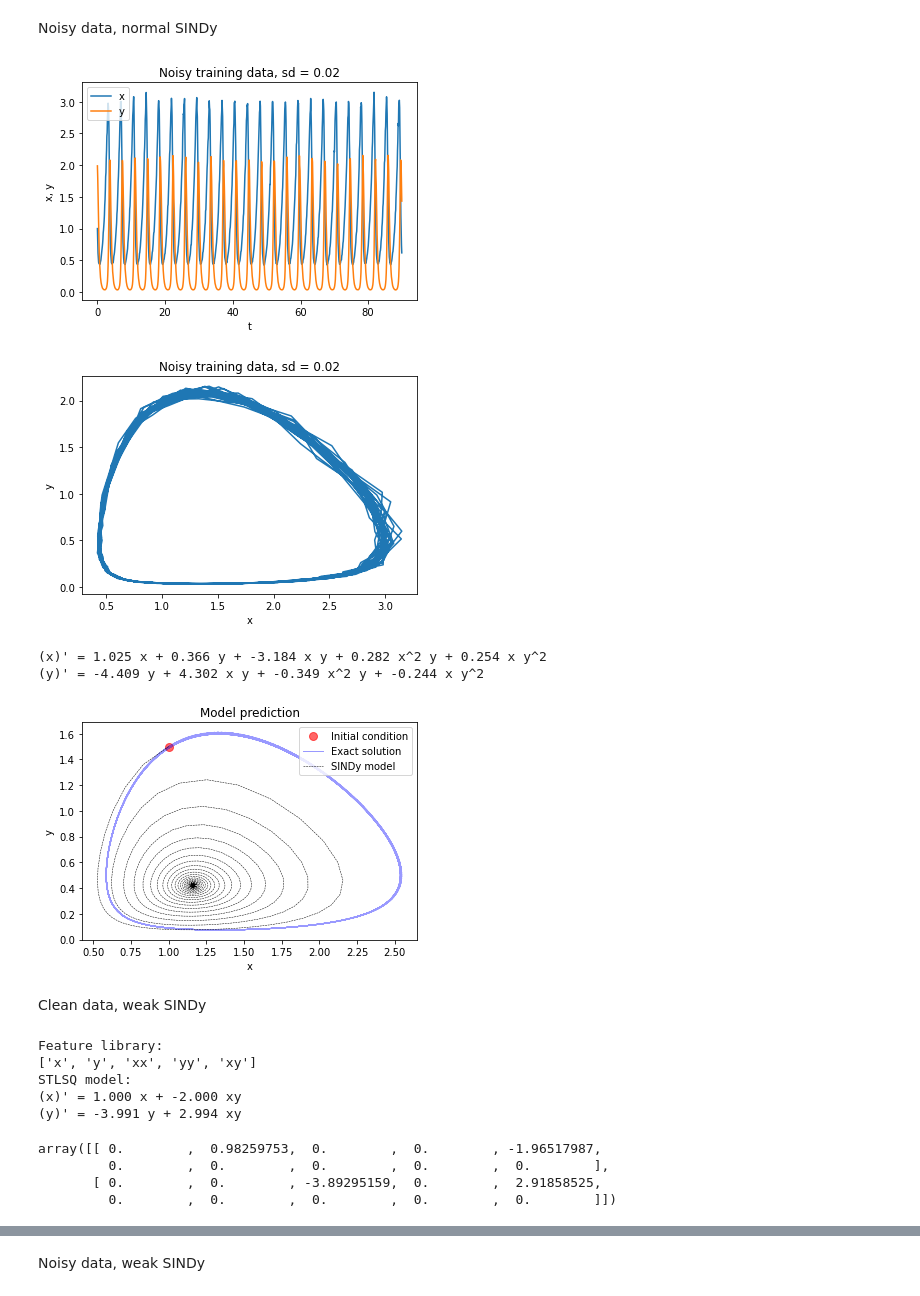
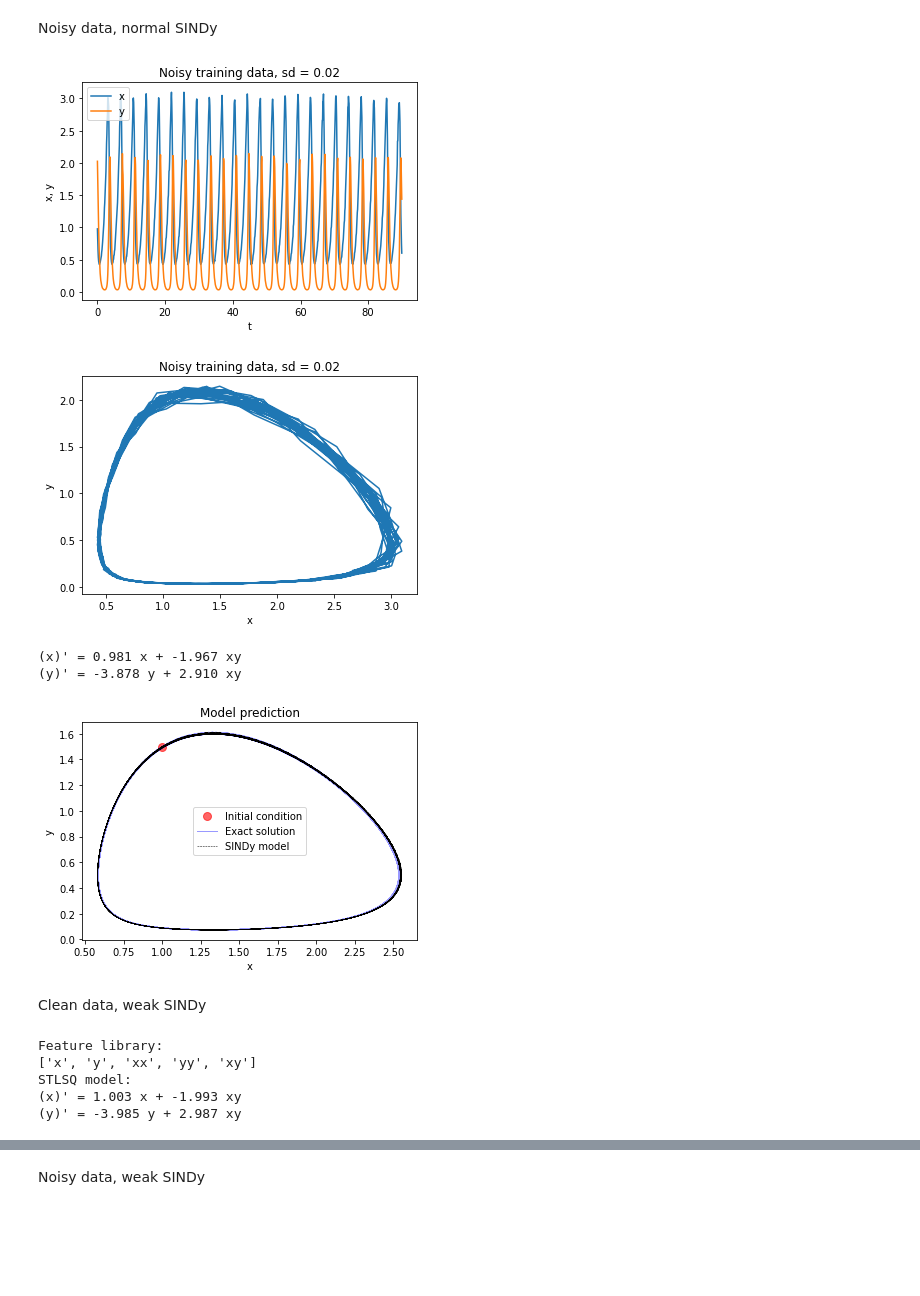
Before and after one commit to zac-scheiwe/SINDy-Examples, a Jupyter notebook: my_predator_prey.ipynb, the cells around one changed output, grey strips where cells are left out. Saved outputs shown, nothing was run; the diff lists cells and outputs as text; code cells hidden in the pictures; blank space fills up the shorter version.

```diff
--- a/my_predator_prey.ipynb
+++ b/my_predator_prey.ipynb
@@ -88,7 +89,7 @@ phase_plot(x, title)
 [figure]
 [figure]
 # %%
-model, optimizer = get_model()
+model, opt = get_model()
 model.fit(x, t=dt)
 model.print()
 # %% [output]
@@ -113,37 +115,29 @@ title = f'Noisy training data, sd = {sd}'
 time_plot(t, x_noisy, title)
 phase_plot(x_noisy, title)
 # %% [output]
-[figure, old version]
+[figure, new version]
-[figure, old version]
+[figure, new version]
 # %%
-model_noisy = get_model()
+model_noisy, opt_noisy = get_model()
 model_noisy.fit(x_noisy, t=dt)
 model_noisy.print()
 # %% [output]
-(x)' = 1.025 x + 0.366 y + -3.184 x y + 0.282 x^2 y + 0.254 x y^2
-(y)' = -4.409 y + 4.302 x y + -0.349 x^2 y + -0.244 x y^2
+(x)' = 0.981 x + -1.967 xy
+(y)' = -3.878 y + 2.910 xy
 # %%
 sim_noisy = model_noisy.simulate(x0_test, t=t_test)
-x_noisy_test = solve_ivp(predator_prey, t_span_test, x0_test, t_eval=t_test, **integrator_keywords).y.T
-comparison_plot(x_noisy_test, sim_noisy, "Model prediction")
+comparison_plot(x_test, sim_noisy, "Model prediction")
 # %% [output]
-[figure, old version]
+[figure, new version]
 # %% [markdown]
 Clean data, weak SINDy
 # %%
-weak_model, weak_optimizer = get_weak_model(t, 28)
+weak_model, weak_opt = get_weak_model(t, num_steps, dt)
 weak_model.fit(x, t=dt)
 print_result(weak_model, ["x", "y"])
 # %% [output]
 Feature library:
 ['x', 'y', 'xx', 'yy', 'xy']
 STLSQ model:
-(x)' = 1.000 x + -2.000 xy
-(y)' = -3.991 y + 2.994 xy
+(x)' = 1.003 x + -1.993 xy
+(y)' = -3.985 y + 2.987 xy
-# %%
-optimizer.coef_
-# %% [output]
-array([[ 0.        ,  0.98259753,  0.        ,  0.        , -1.96517987,
-         0.        ,  0.        ,  0.        ,  0.        ,  0.        ],
-       [ 0.        ,  0.        , -3.89295159,  0.        ,  2.91858525,
-         0.        ,  0.        ,  0.        ,  0.        ,  0.        ]])
```
Also changed, not shown: parts of 6 cells of this notebook.
